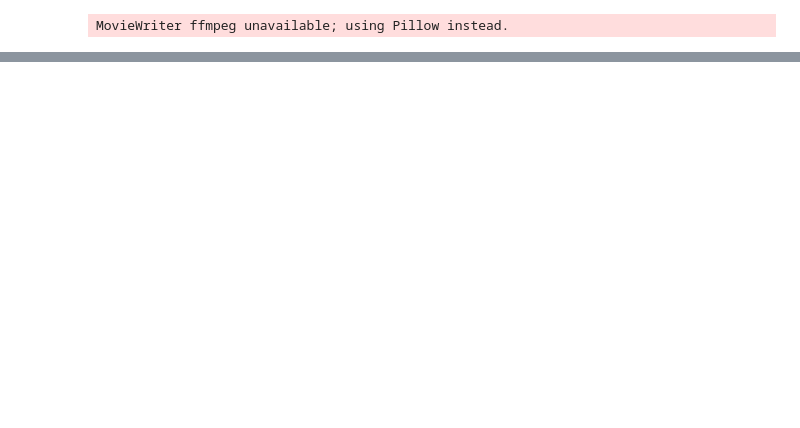
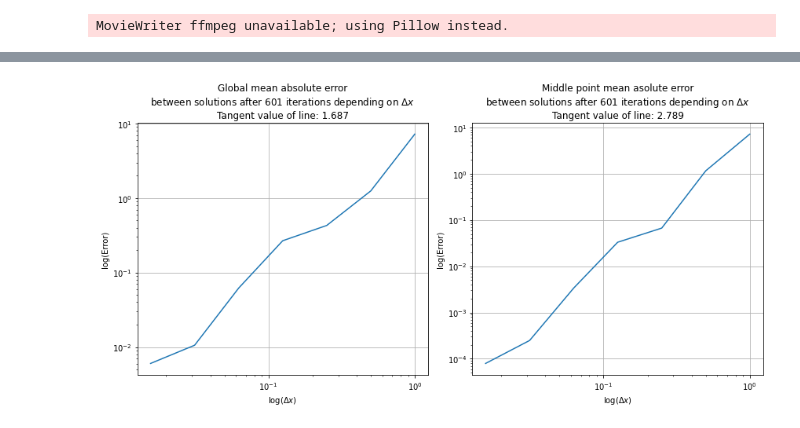
Before and after one commit to github-kamilk/Differential-equation, a Jupyter notebook: PDE_wave_equation.ipynb, the cells around one changed output, grey strips where cells are left out. Cells and saved outputs as stored; diff of their text form; code cells hidden in the pictures; blank space fills up the shorter version.

```diff
--- a/PDE_wave_equation.ipynb
+++ b/PDE_wave_equation.ipynb
@@ -789,0 +1048,14 @@ MovieWriter ffmpeg unavailable; using Pillow instead.
+# %%
+r = 0.8
+filename = "errors2.csv"
+if not os.path.isfile(filename):
+    x_d, err_g, err_p = calculate_errors(A, B, C, D, N, c, I, V, u2, filename, r)
+else:
+    errors = np.loadtxt(filename, delimiter=';', skiprows=1)
+    x_d = errors[:, 0]
+    err_g = errors[:, 1]
+    err_p = errors[:, 2]
+
+plot_log_log(x_d, err_g, err_p)
+# %% [output]
+[figure, added]
```
Also changed, not shown: parts of 58 cells of this notebook.
